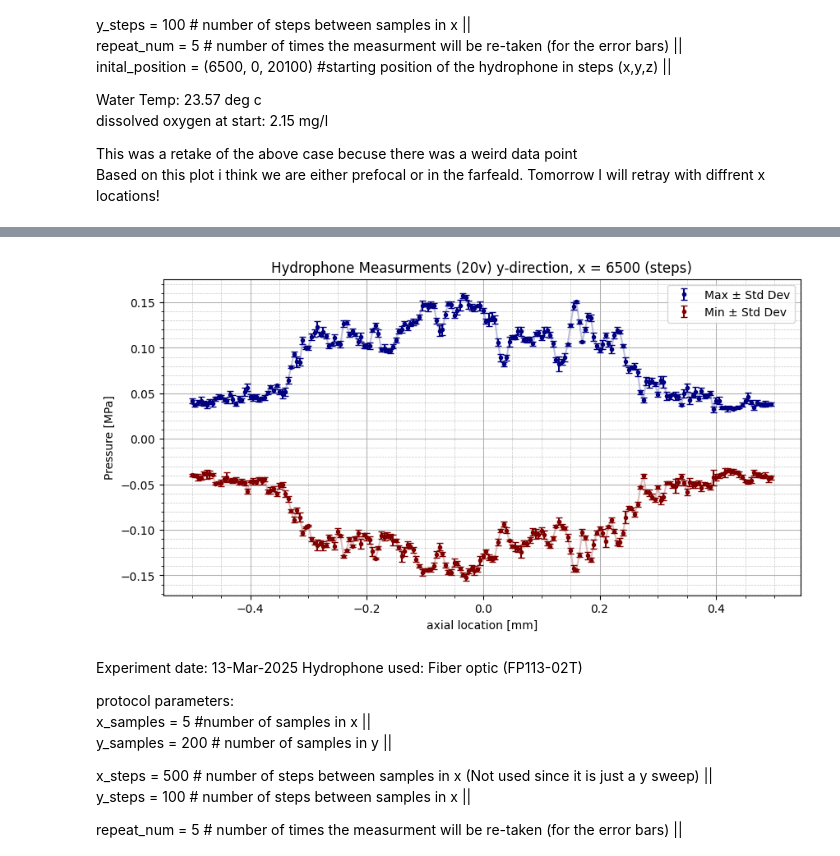
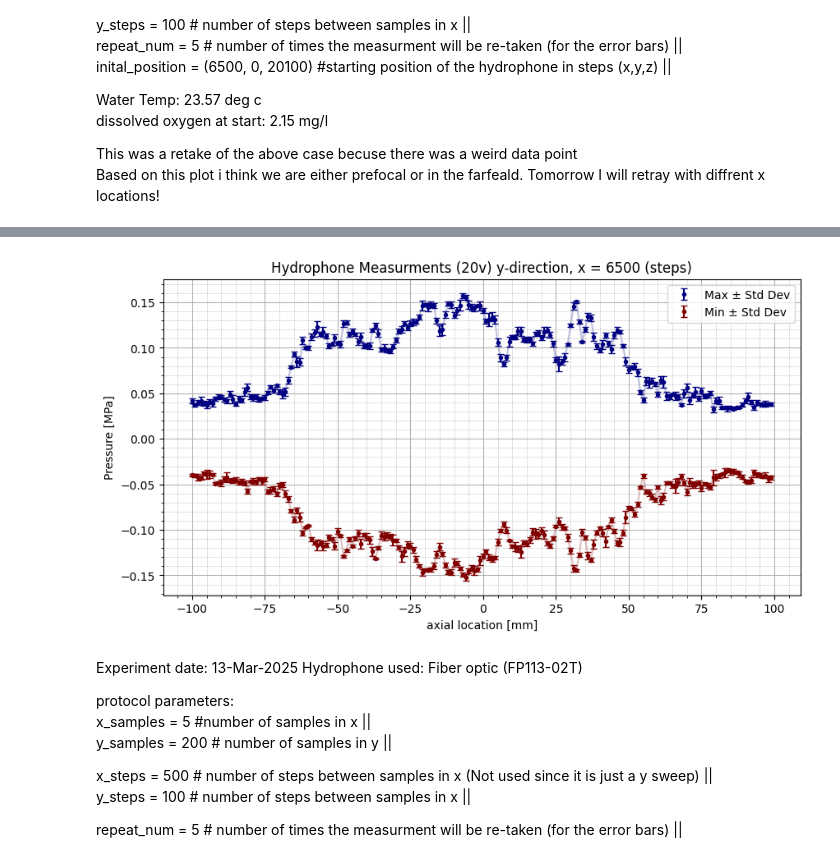
Before and after one commit to matthew-jenkins3/Beam_mapping, a Jupyter notebook: Data/Plotting_002.ipynb, the cells around one changed output, grey strips where cells are left out. Drawn from its saved outputs; the diff is of its cells as text; code cells hidden in the pictures.

```diff
--- a/Data/Plotting_002.ipynb
+++ b/Data/Plotting_002.ipynb
@@ -130,34 +130,35 @@ plt.show()
 # %%
 hydrophone_sensitivity = 3.659896E+2
 steps_per_mm = 200
 data_max_pressure = data_max/hydrophone_sensitivity *1000
 data_min_pressure = data_min/hydrophone_sensitivity *1000
 data_rms_pressure = data_rms/hydrophone_sensitivity *1000
 
 mean_series_max = np.mean(data_max_pressure, axis=2).squeeze()
 mean_series_min = np.mean(data_min_pressure, axis=2).squeeze()
 std_series_max = np.std(data_max_pressure, axis=2).squeeze()
 std_series_min = np.std(data_min_pressure, axis=2).squeeze()
 
 # Generate x values
-x_values = np.arange(-100, 100)/steps_per_mm
+x_values = np.arange(-100, 100)/steps_per_mm*200
+
 
 # Plot the series with error bars|
 plt.figure(figsize=(10, 5))
 plt.errorbar(x_values, mean_series_max, yerr=std_series_max, fmt='.', capsize=3, label='Max ± Std Dev', color='navy')
 plt.plot(x_values, mean_series_max, color='navy', alpha=0.25)
 plt.errorbar(x_values, mean_series_min, yerr=std_series_min, fmt='.', capsize=3, label='Min ± Std Dev', color='maroon')
 plt.plot(x_values, mean_series_min, color='maroon', alpha=0.25)
 plt.xlabel("axial location [mm]")
 plt.ylabel("Pressure [MPa]")
 plt.title("Hydrophone Measurments (20v) y-direction, x = 6500 (steps)")
 plt.legend()
 plt.minorticks_on()
 plt.grid(True, which='major', linestyle='-', linewidth=0.75)  # Thicker lines for major grid
 plt.grid(True, which='minor', linestyle='--', linewidth=0.5, alpha=0.7)  # Thinner dashed lines for minor grid
 plt.show()
 # %% [output]
-[figure, old version]
+[figure, new version]
 # %% [markdown]
 Experiment date: 13-Mar-2025
 Hydrophone used: Fiber optic (FP113-02T)
```
Also changed, not shown: parts of 20 cells of this notebook, 6 other files.
